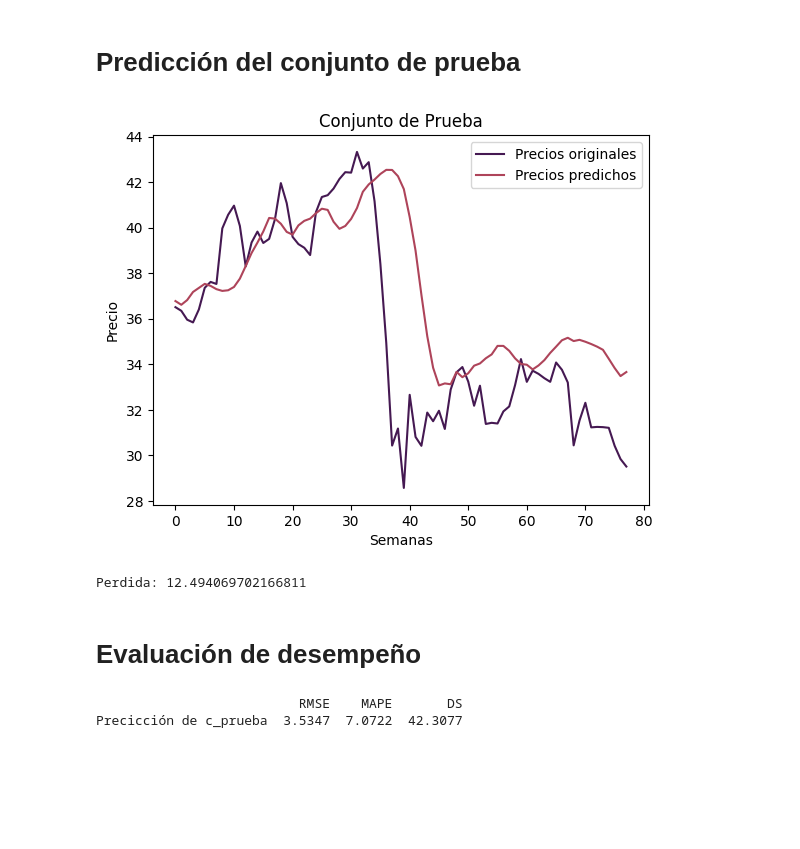
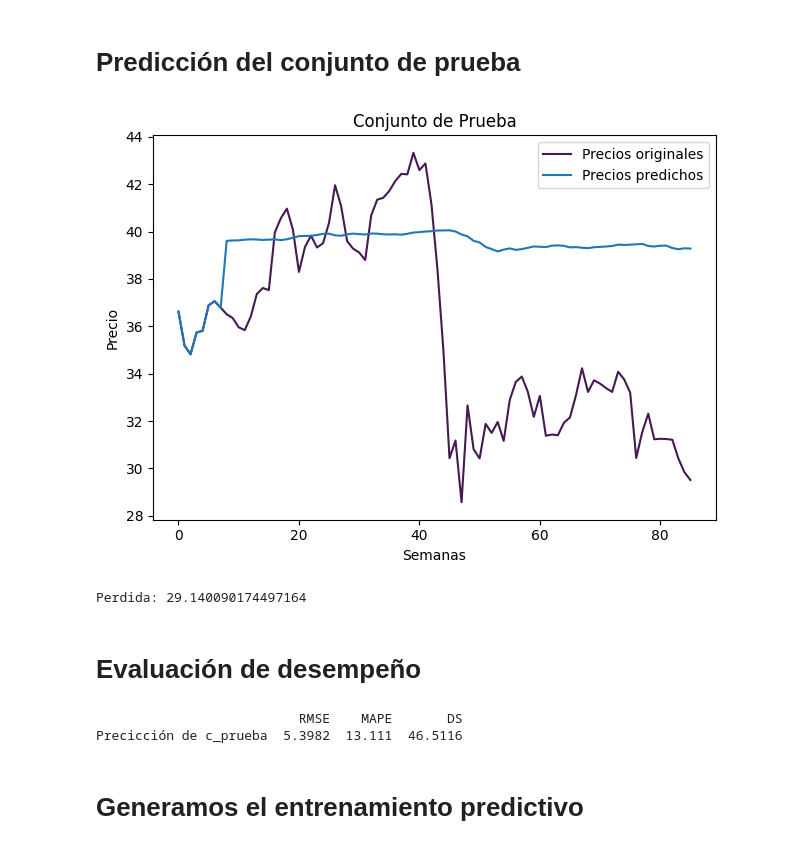
Before and after one commit to MiguelAngelLiera/Stock_Exchange_NN_PP, a Jupyter notebook: NARNN.ipynb, the cells around one changed output. Drawn from its saved outputs; the diff is of its cells as text; code cells hidden in the pictures; blank space fills up the shorter version.

Commit message:
se crea notebook de NARNN

```diff
--- a/NARNN.ipynb
+++ b/NARNN.ipynb
@@ -115,0 +40,22 @@ precios_predichos = m_m_s_prueba.inverse_transform(precios_predichos)
+# %%
+from src.modelos.auto_regresivo.NARNN.NARNN import NARNN
+from src.modelos.auto_regresivo.entrenamientos.entrenamiento import Entrenamiento as entr
+
+red = NARNN(input_dim=8, hidden_dim=0, num_layers= 0, output_dim=1, nombre="NARNN")
+#red.load_state_dict(torch.load('redes/NARNN/estandar/red.pth'))
+#red.eval()
+
+entrenamiento_8_1 = [[]]
+prueba_8_1 = [[]]
+
+# A cada uno de los conjuntos de entrenamiento se les da una forma de entrada en especifico,
+# que es un arreglo de 8 y uno de un solo elemento para representar la salida
+
+entrenamiento_8_1[0] = utls.corrimiento_t_1(c_entrenamiento_n,9) # list(tensor[()]*) una lista de 174 tensores con 9 elementos cada uno
+prueba_8_1[0] = utls.corrimiento_t_1(c_prueba_n,9) # list(tensor[()]*) una lista de 78 tensores con 9 elementos cada uno
+
+# Se realiza el entrenamiento de cada una de las redes y se guarda el modelo ya entrenado
+
+entr_red = entr(red,0,writer_dir=logs_dir)
+entr_red.entrena_lm(entrenamiento_8_1[0],epocas=5,lr=0.01,λ=0.1,e_predictivo=False)
+torch.save(red.state_dict(), 'redes/NARNN/red_NARNN.pth') #Salvamos el estado actual del modelo
@@ -116,17 +80,25 @@ precios_predichos = m_m_s_prueba.inverse_transform(precios_predichos)
 # %% [markdown]
 # Predicción del conjunto de prueba
 # %%
-plt.plot(precios_reales, color = '#451952', label = 'Precios originales')
-plt.plot(precios_predichos, color='#AE445A', label = 'Precios predichos')
+#Se grafica el conjunto de entrenamiento
+criterion = nn.MSELoss()
+
+prediccion = utls.genera_prediccion_1(prueba_8_1[0],red,8)
+precios_predichos = utls.desnormalizar(prediccion,np.max(c_prueba),np.min(c_prueba)).detach().numpy()
+plt.plot(c_prueba, color = '#451952', label = 'Precios originales')
+plt.plot(precios_predichos, label = 'Precios predichos')
 plt.title('Conjunto de Prueba')
 plt.xlabel('Semanas')
 plt.ylabel('Precio')
 plt.legend()
+
+plt.tight_layout()
 plt.show()
-print(f"Perdida: {mean_squared_error(np.reshape(precios_predichos, (precios_predichos.shape[0])), np.reshape(precios_reales, (precios_reales.shape[0])))}")
+
+print(f"Perdida: {float(criterion(torch.tensor(precios_predichos), torch.tensor(c_prueba)))}")
 # %% [output]
-[figure, old version]
+[figure, new version]
-Perdida: 12.494069702166811
+Perdida: 29.140090174497164
 # %% [markdown]
 # Evaluación de desempeño
 # %%
@@ -134,13 +106,13 @@ import pandas as pd
 r_c_prueba_txt = 'Precicción de c_prueba'
 # Supongamos que tenemos una lista de errores de predicción para cada red neuronal
 rmse = {
-    r_c_prueba_txt: utls.rmse(precios_reales,precios_predichos)
+    r_c_prueba_txt: utls.rmse(c_prueba,precios_predichos)
 }
 mape = {
-    r_c_prueba_txt: utls.mape(precios_reales,precios_predichos)
+    r_c_prueba_txt: utls.mape(c_prueba,precios_predichos)
 }
 ds = {
-    r_c_prueba_txt: utls.directional_symmetry(precios_reales,precios_predichos)
+    r_c_prueba_txt: utls.directional_symmetry(c_prueba,precios_predichos)
 }
 
 # Creamos un DataFrame de Pandas a partir del diccionario de errores
@@ -154,6 +126,8 @@ df_errores = pd.DataFrame({
 print(df_errores)
 # %% [output]
                           RMSE    MAPE       DS
-Precicción de c_prueba  3.5347  7.0722  42.3077
+Precicción de c_prueba  5.3982  13.111  46.5116
+# %% [markdown]
+# Generamos el entrenamiento predictivo
 # %%
 # Definimos el número de epocas
```
Also changed, not shown: parts of 19 cells of this notebook, 5 other files.
